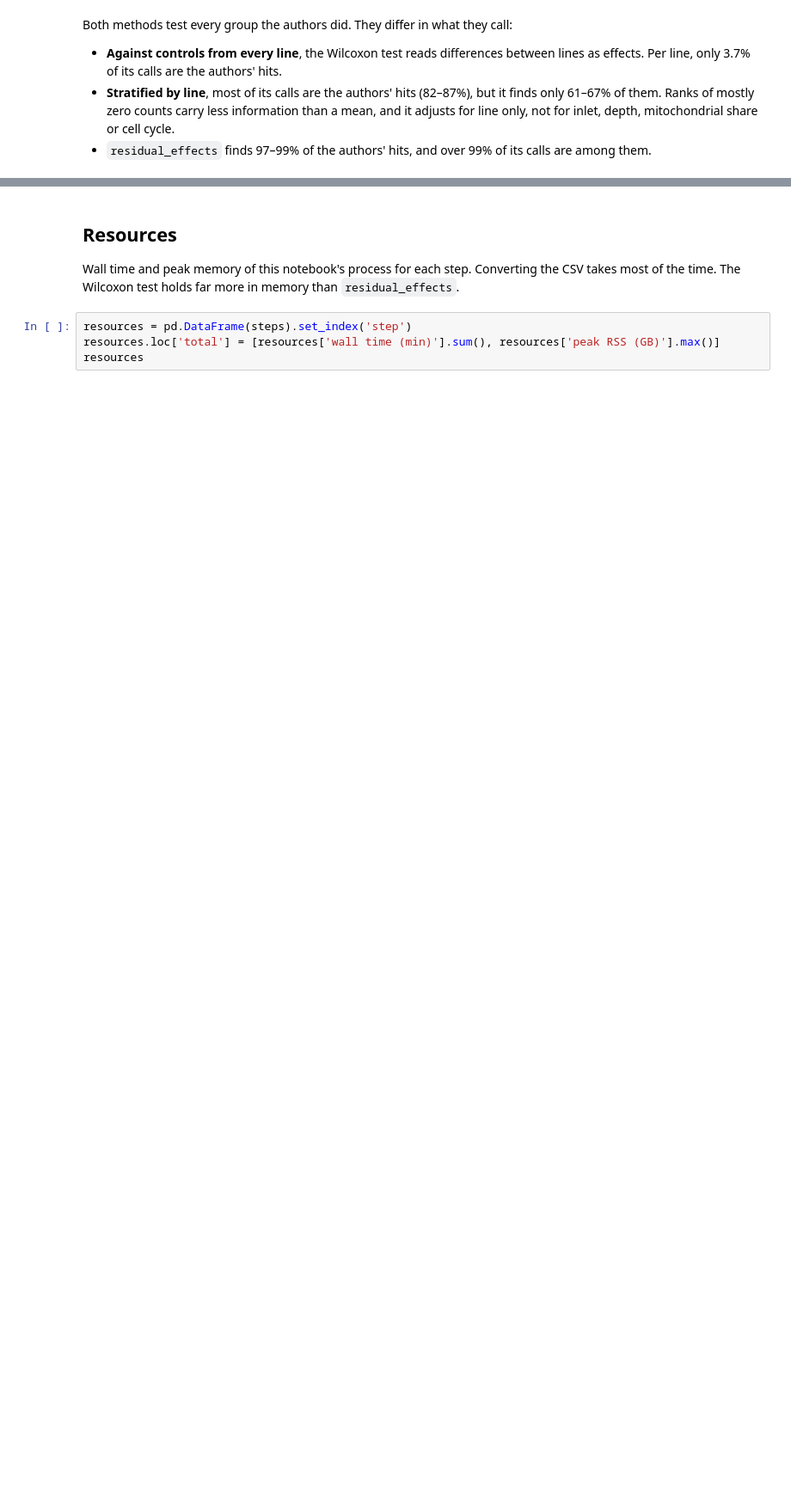
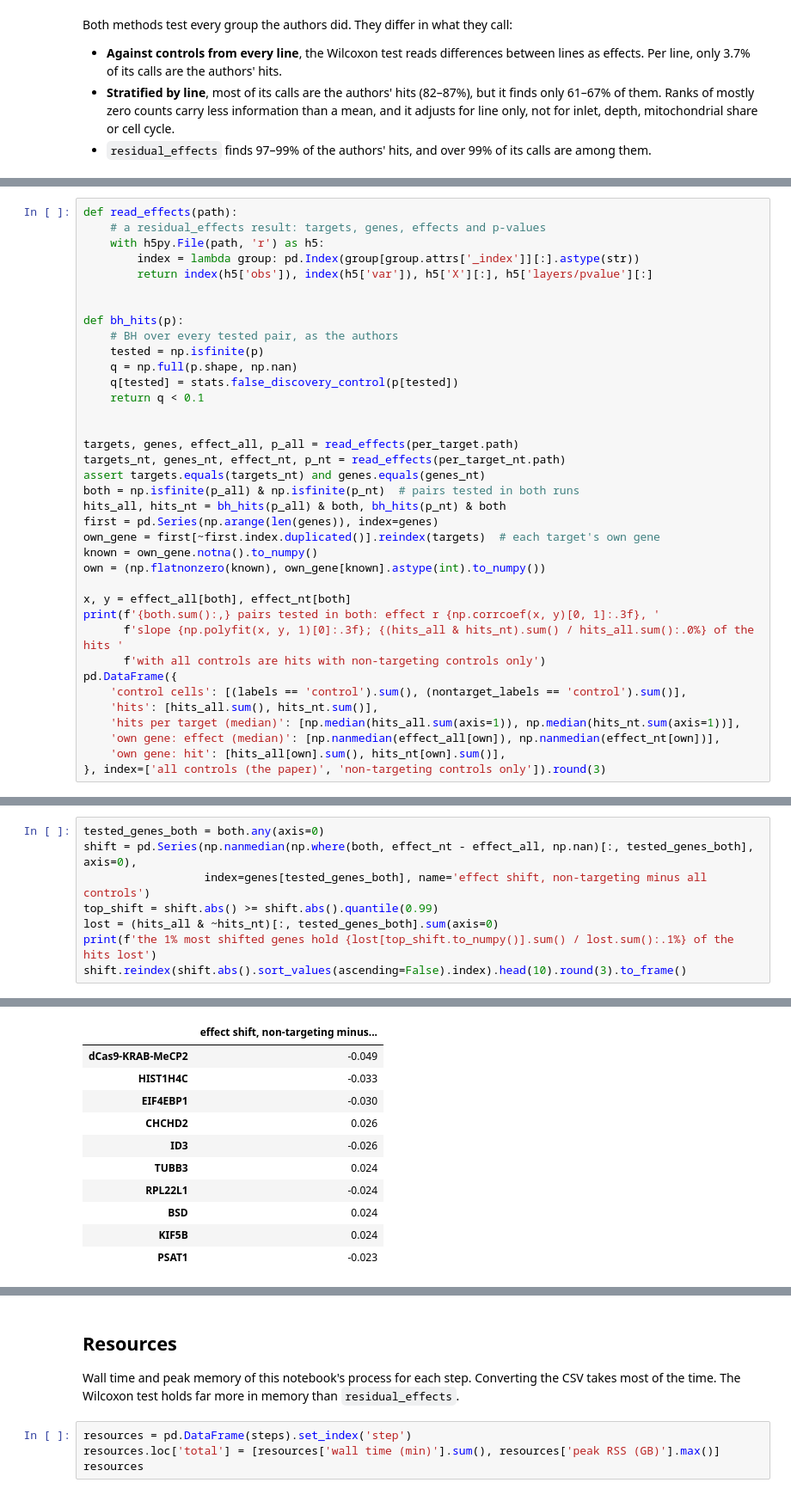
Before and after one commit to JinHongDu-Lab/crispyx, a Jupyter notebook: docs/notebooks/residual_effects_targeted_feng.ipynb, the cells around one changed output, grey strips where cells are left out. Shown at 86% size. Cells and saved outputs as stored; diff of their text form; blank space fills up the shorter version.

```diff
--- a/docs/notebooks/residual_effects_targeted_feng.ipynb
+++ b/docs/notebooks/residual_effects_targeted_feng.ipynb
@@ -486,0 +517,37 @@ Both methods test every group the authors did. They differ in what they call:
+# %%
+def read_effects(path):
+    # a residual_effects result: targets, genes, effects and p-values
+    with h5py.File(path, 'r') as h5:
+        index = lambda group: pd.Index(group[group.attrs['_index']][:].astype(str))
+        return index(h5['obs']), index(h5['var']), h5['X'][:], h5['layers/pvalue'][:]
+
+
+def bh_hits(p):
+    # BH over every tested pair, as the authors
+    tested = np.isfinite(p)
+    q = np.full(p.shape, np.nan)
+    q[tested] = stats.false_discovery_control(p[tested])
+    return q < 0.1
+
+
+targets, genes, effect_all, p_all = read_effects(per_target.path)
+targets_nt, genes_nt, effect_nt, p_nt = read_effects(per_target_nt.path)
+assert targets.equals(targets_nt) and genes.equals(genes_nt)
+both = np.isfinite(p_all) & np.isfinite(p_nt)  # pairs tested in both runs
+hits_all, hits_nt = bh_hits(p_all) & both, bh_hits(p_nt) & both
+first = pd.Series(np.arange(len(genes)), index=genes)
+own_gene = first[~first.index.duplicated()].reindex(targets)  # each target's own gene
+known = own_gene.notna().to_numpy()
+own = (np.flatnonzero(known), own_gene[known].astype(int).to_numpy())
+
+x, y = effect_all[both], effect_nt[both]
+print(f'{both.sum():,} pairs tested in both: effect r {np.corrcoef(x, y)[0, 1]:.3f}, '
+      f'slope {np.polyfit(x, y, 1)[0]:.3f}; {(hits_all & hits_nt).sum() / hits_all.sum():.0%} of the hits '
+      f'with all controls are hits with non-targeting controls only')
+pd.DataFrame({
+    'control cells': [(labels == 'control').sum(), (nontarget_labels == 'control').sum()],
+    'hits': [hits_all.sum(), hits_nt.sum()],
+    'hits per target (median)': [np.median(hits_all.sum(axis=1)), np.median(hits_nt.sum(axis=1))],
+    'own gene: effect (median)': [np.nanmedian(effect_all[own]), np.nanmedian(effect_nt[own])],
+    'own gene: hit': [hits_all[own].sum(), hits_nt[own].sum()],
+}, index=['all controls (the paper)', 'non-targeting controls only']).round(3)
@@ -486,0 +562,9 @@ Both methods test every group the authors did. They differ in what they call:
+# %%
+tested_genes_both = both.any(axis=0)
+shift = pd.Series(np.nanmedian(np.where(both, effect_nt - effect_all, np.nan)[:, tested_genes_both], axis=0),
+                  index=genes[tested_genes_both], name='effect shift, non-targeting minus all controls')
+top_shift = shift.abs() >= shift.abs().quantile(0.99)
+lost = (hits_all & ~hits_nt)[:, tested_genes_both].sum(axis=0)
+print(f'the 1% most shifted genes hold {lost[top_shift.to_numpy()].sum() / lost.sum():.1%} of the hits lost')
+shift.reindex(shift.abs().sort_values(ascending=False).index).head(10).round(3).to_frame()
+# %% [output]
@@ -486,0 +572,11 @@ Both methods test every group the authors did. They differ in what they call:
+|  | effect shift, non-targeting minus... |
+| dCas9-KRAB-MeCP2 | -0.049 |
+| HIST1H4C | -0.033 |
+| EIF4EBP1 | -0.030 |
+| CHCHD2 | 0.026 |
+| ID3 | -0.026 |
+| TUBB3 | 0.024 |
+| RPL22L1 | -0.024 |
+| BSD | 0.024 |
+| KIF5B | 0.024 |
+| PSAT1 | -0.023 |
```
Also changed, not shown: parts of 17 cells of this notebook, 2 other files.
